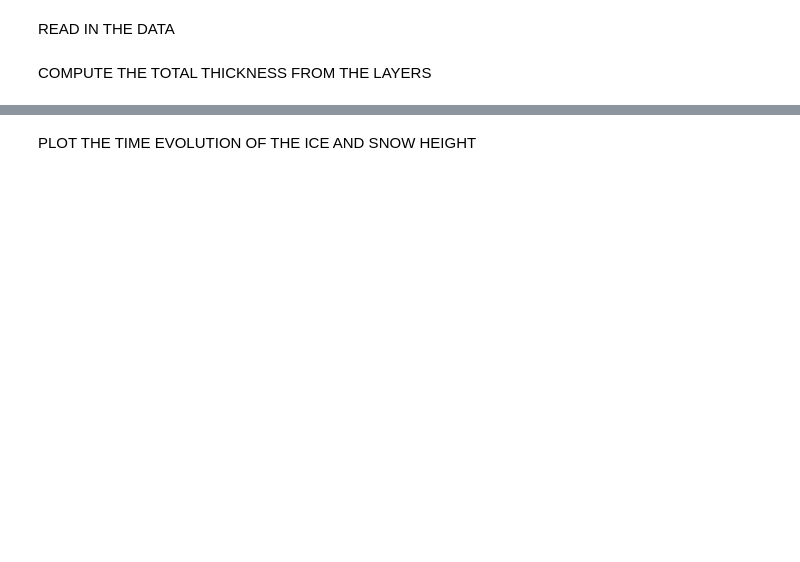
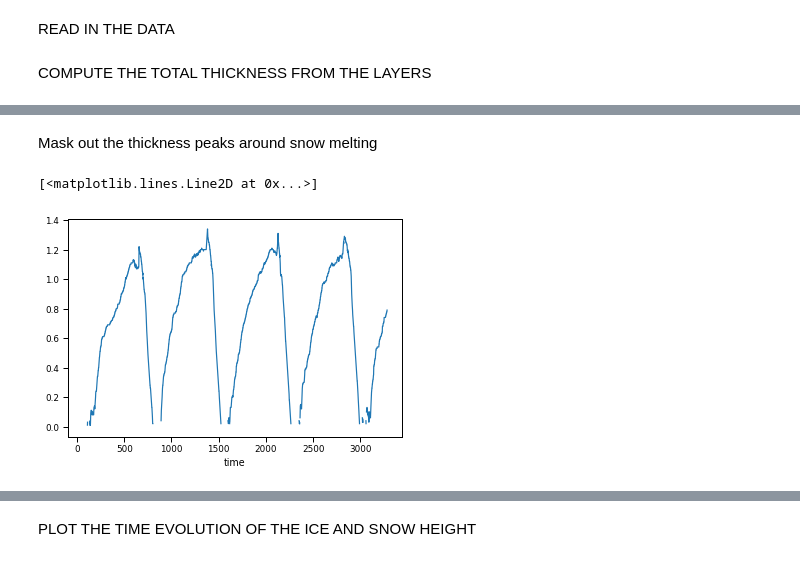
Before and after one commit to ClimateClara/scripts_paper_arc3o_part1, a Jupyter notebook: scripts_figures/Figure2.ipynb, the cells around one changed output, grey strips where cells are left out. Cells and saved outputs as stored; diff of their text form; code cells hidden in the pictures; blank space fills up the shorter version.

```diff
--- a/scripts_figures/Figure2.ipynb
+++ b/scripts_figures/Figure2.ipynb
@@ -29,7 +24,7 @@ inputpath = '/work/mh0033/m300411/SatSim/MEMLS_exp/Paper_Data/'
 inputpath_samsim = '/work/mh0033/m300411/SatSim/SAMSIM/'
 outputpath_fig = '/work/mh0033/m300411/SatSim/MEMLS_exp/Paper_Data/Figures/'
 # %%
-memls_input_FYI = xr.open_dataset(inputpath+'inputMEMLS_depthidx_75N00W_exp037.nc')#.resample(time='1D').mean()
+memls_input_FYI = xr.open_dataset(inputpath+'inputMEMLS_depthidx_75N00W_exp037.nc')
 timelength_FYI = memls_input_FYI['time']
 ts_month_FYI = timelength_FYI['time.month']
 
@@ -37,9 +32,9 @@ thick_sn_file_FYI = np.loadtxt(inputpath_samsim+'75N00W-p4/dat_snow.dat') #thick
 thick_sn_FYI = thick_sn_file_FYI[:,0]
 thick_sn_FYI[thick_sn_FYI==0] = np.nan
 
-memls_input_FYI['thick_snow'] = xr.DataArray(thick_sn_FYI, coords=[original_time], dims=['time'])#.resample(time='1D').mean()
+memls_input_FYI['thick_snow'] = xr.DataArray(thick_sn_FYI, coords=[timelength_FYI], dims=['time'])#.resample(time='1D').mean()
 
-memls_input_MYI = xr.open_dataset(inputpath+'inputMEMLS_depthidx_NorthPole_exp038.nc')#.resample(time='1D').mean()
+memls_input_MYI = xr.open_dataset(inputpath+'inputMEMLS_depthidx_NorthPole_exp038.nc')
 timelength_MYI = memls_input_MYI['time']
 ts_month_MYI = timelength_MYI['time.month']
 
@@ -47,7 +42,7 @@ thick_sn_file_MYI = np.loadtxt(inputpath_samsim+'NorthPole-p4/dat_snow.dat') #th
 thick_sn_MYI = thick_sn_file_MYI[:,0]
 thick_sn_MYI[thick_sn_MYI==0] = np.nan
 
-memls_input_MYI['thick_snow'] = xr.DataArray(thick_sn_MYI, coords=[original_time], dims=['time'])#.resample(time='1D').mean()
+memls_input_MYI['thick_snow'] = xr.DataArray(thick_sn_MYI, coords=[timelength_MYI], dims=['time'])
 # %% [markdown]
 COMPUTE THE TOTAL THICKNESS FROM THE LAYERS
 # %%
@@ -72,0 +106,9 @@ tot_thick_MYI = xr.DataArray(tot_thick1,dims=memls_input_MYI['thickness'].sel(se
+# %% [markdown]
+Mask out the thickness peaks around snow melting
+# %%
+#First-year ice
+tot_thick_FYI.plot()
+#FYI: 654,687;1368,1407;2116,2146;2805,2879
+# %% [output]
+[<matplotlib.lines.Line2D at 0x...>]
+[figure, added]
```
Also changed, not shown: parts of 10 cells of this notebook, 1 other file.
